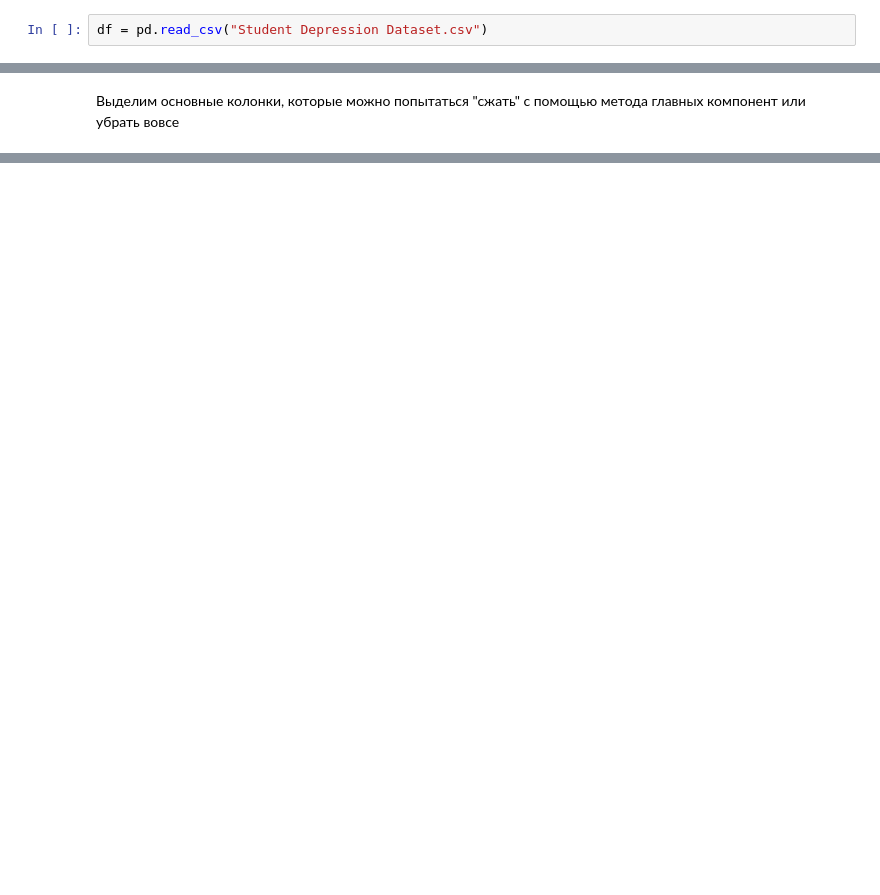
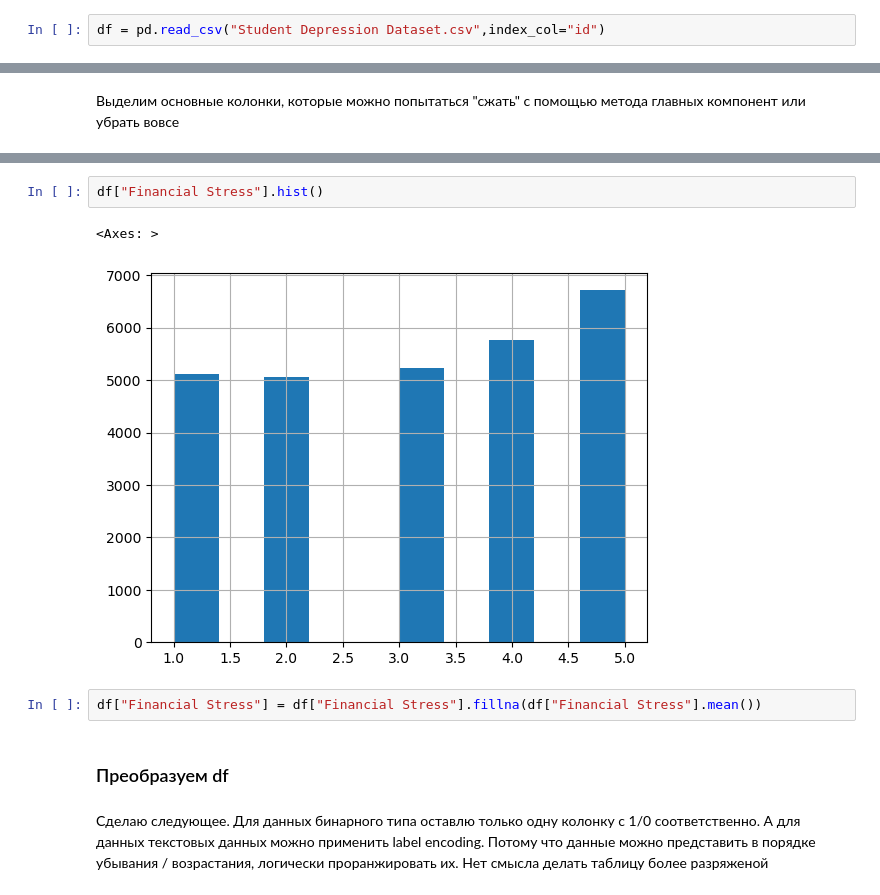
Before and after one commit to Mazer1x/Dataset-research, a Jupyter notebook: main.ipynb, the cells around one changed output, grey strips where cells are left out. Cells and saved outputs as stored; diff of their text form; blank space fills up the shorter version.

```diff
--- a/main.ipynb
+++ b/main.ipynb
@@ -6,2 +13,2 @@ import numpy as np
 # %%
-df = pd.read_csv("Student Depression Dataset.csv")
+df = pd.read_csv("Student Depression Dataset.csv",index_col="id")
@@ -57,0 +90,15 @@ corr_cols
+# %%
+df["Financial Stress"].hist()
+# %% [output]
+<Axes: >
+[figure, added]
+# %%
+df["Financial Stress"] = df["Financial Stress"].fillna(df["Financial Stress"].mean())
+# %% [markdown]
+### Преобразуем df
+# %% [markdown]
+Сделаю следующее. Для данных бинарного типа оставлю только одну колонку с 1/0 соответственно.
+А для данных текстовых данных можно применить label encoding.
+Потому что данные можно представить в порядке убывания / возрастания,
+логически проранжировать их.
+Нет смысла делать таблицу более разряженой
```
Also changed, not shown: parts of 42 cells of this notebook.
